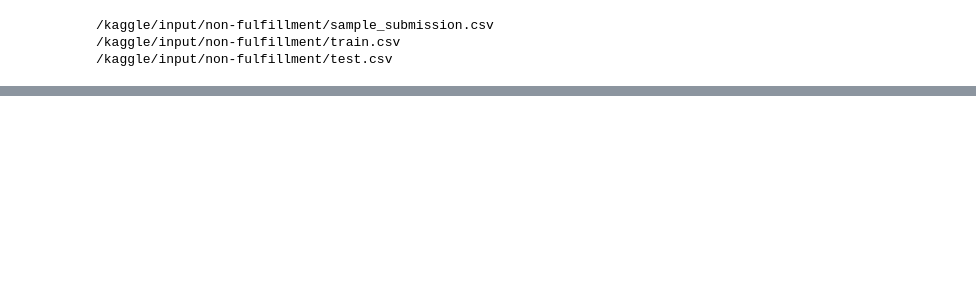
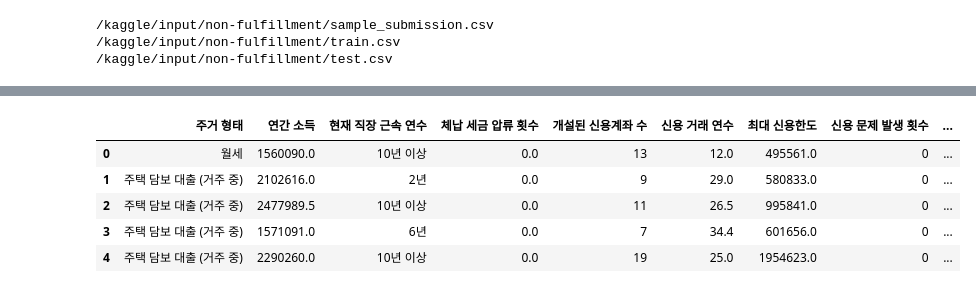
Before and after one commit to castberry10/ds, a Jupyter notebook: non-fulfillment-dacon.ipynb, the cells around one changed output, grey strips where cells are left out. Drawn from its saved outputs; the diff is of its cells as text; code cells hidden in the pictures; blank space fills up the shorter version.

```diff
--- a/non-fulfillment-dacon.ipynb
+++ b/non-fulfillment-dacon.ipynb
@@ -125,16 +74,0 @@ train_data.head()
-# %%
-# 타깃 변수 지정
-label = '채무 불이행 여부'
-
-# AutoGluon TabularPredictor 초기화 및 학습
-predictor = TabularPredictor(label=label, eval_metric='roc_auc').fit(
-    train_data,
-    presets='best_quality',       # 높은 성능을 위한 프리셋 사용
-    num_bag_folds=5,              # 교차 검증 폴드 수 증가
-    num_stack_levels=2,           # 스택 앙상블 레벨 추가
-    time_limit=3600               # 학습에 충분한 시간 할당 (예: 1시간)
-)
-
-# 테스트 데이터에 대해 예측 (각 클래스별 확률 예측)
-preds_proba = predictor.predict_proba(test_data)
-test_data['채무 불이행 확률'] = preds_proba[1]  # 1번 클래스(채무 불이행)의 확률 사용
@@ -245,0 +75,9 @@ TabularPredictor saved. To load, use: predictor = TabularPredictor.load("/kaggle
+# %%
+test_data.head()
+# %% [output]
+|  | 주거 형태 | 연간 소득 | 현재 직장 근속 연수 | 체납 세금 압류 횟수 | 개설된 신용계좌 수 | 신용 거래 연수 | 최대 신용한도 | 신용 문제 발생 횟수 | ... |
+| 0 | 월세 | 1560090.0 | 10년 이상 | 0.0 | 13 | 12.0 | 495561.0 | 0 | ... |
+| 1 | 주택 담보 대출 (거주 중) | 2102616.0 | 2년 | 0.0 | 9 | 29.0 | 580833.0 | 0 | ... |
+| 2 | 주택 담보 대출 (거주 중) | 2477989.5 | 10년 이상 | 0.0 | 11 | 26.5 | 995841.0 | 0 | ... |
+| 3 | 주택 담보 대출 (거주 중) | 1571091.0 | 6년 | 0.0 | 7 | 34.4 | 601656.0 | 0 | ... |
+| 4 | 주택 담보 대출 (거주 중) | 2290260.0 | 10년 이상 | 0.0 | 19 | 25.0 | 1954623.0 | 0 | ... |
```
Also changed, not shown: parts of 16 cells of this notebook.
